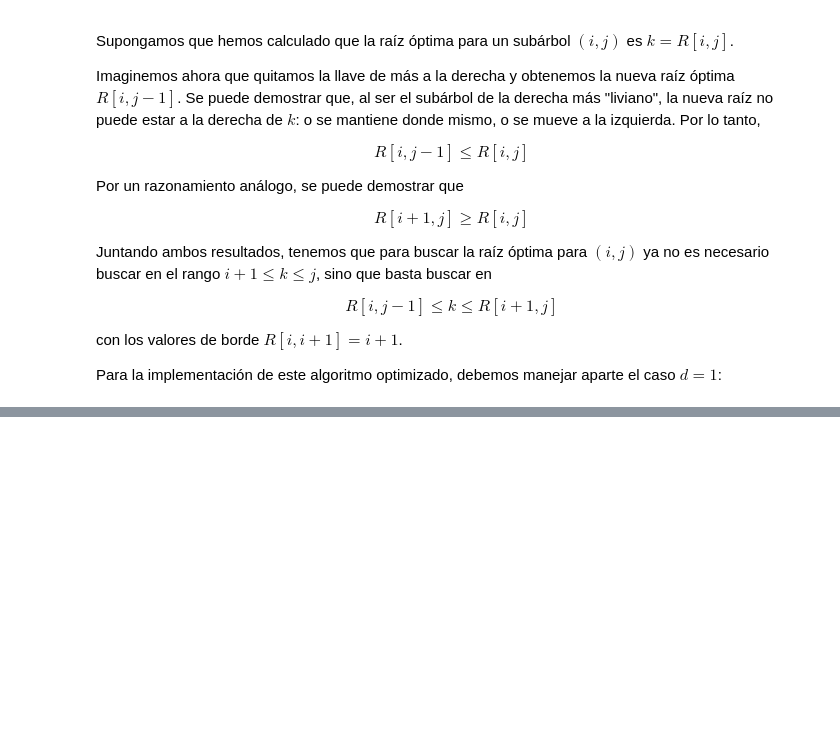
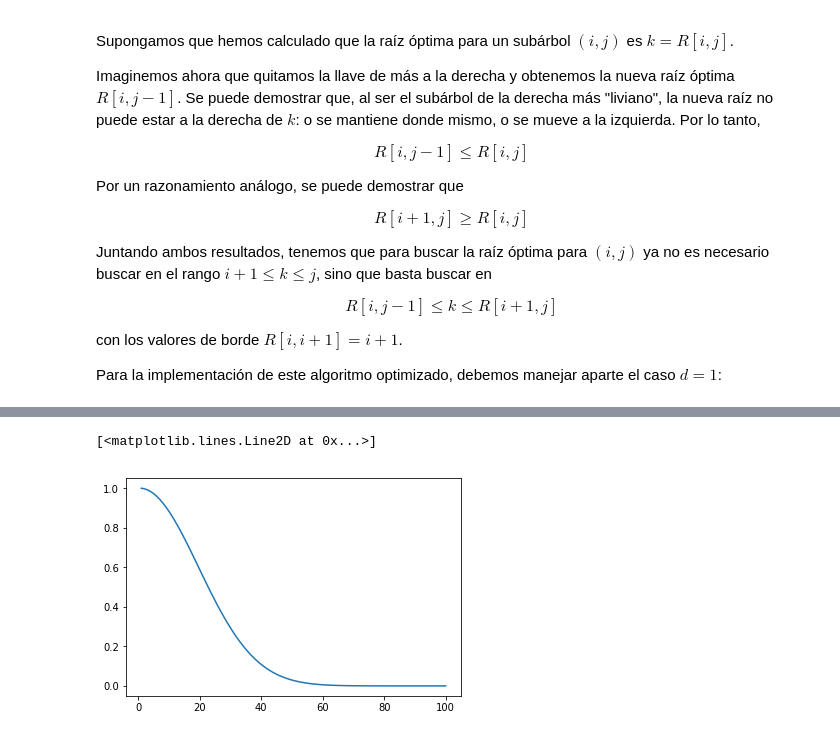
Before and after one commit to ppoblete/AED, a Jupyter notebook: 06 Diccionarios.ipynb, the cells around one changed output, grey strips where cells are left out. Drawn from its saved outputs; the diff is of its cells as text; code cells hidden in the pictures; blank space fills up the shorter version.

```diff
--- a/06 Diccionarios.ipynb
+++ b/06 Diccionarios.ipynb
@@ -1777,0 +1875,10 @@ Por lo tanto, con esta optimización el algoritmo cúbico se transformó enun al
+# %%
+n=range(1,101)
+d=zeros(100)
+d[0]=1
+for k in range(1,100):
+    d[k]=d[k-1]*(365-k)/365
+plt.plot(n,d,label='$d_n$')
+# %% [output]
+[<matplotlib.lines.Line2D at 0x...>]
+[figure, added]
```
Also changed, not shown: parts of 14 cells of this notebook, 1 other file.
